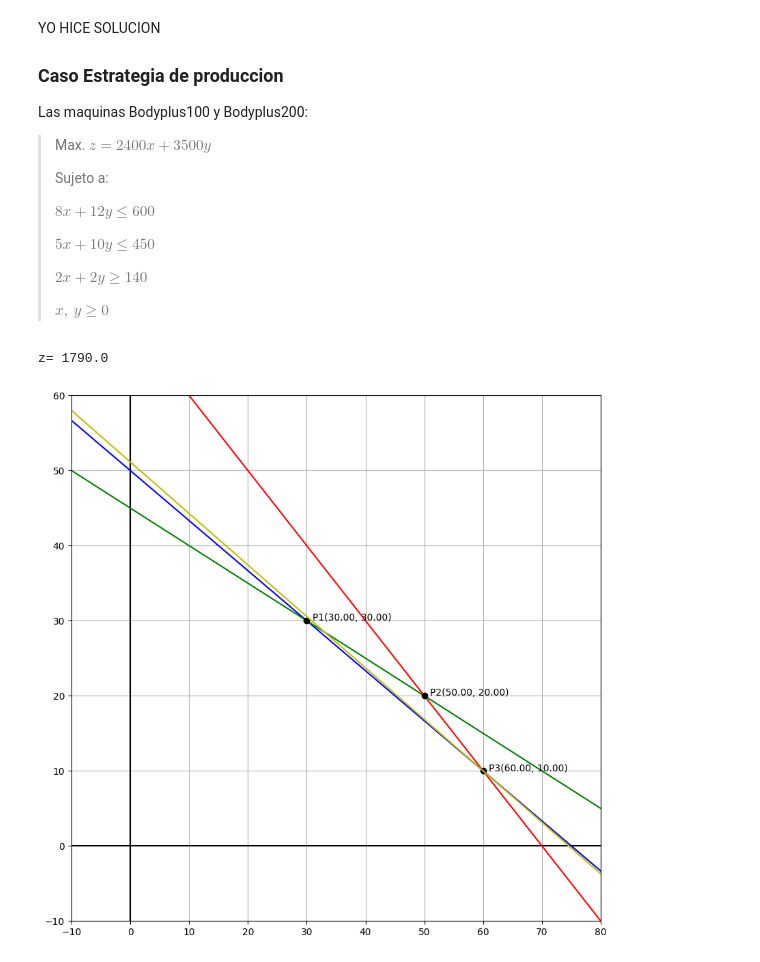
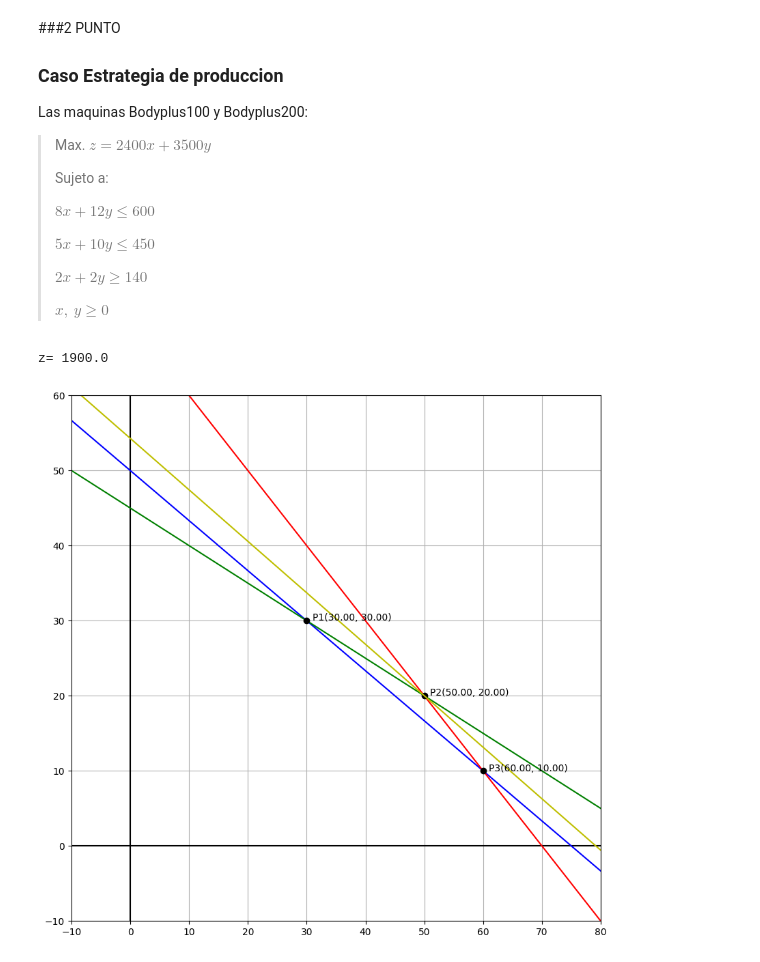
Before and after one commit to Miguelofo100/estrategia.produccion, a Jupyter notebook: METODO_GRAFICO.ipynb, the cells around one changed output. Saved outputs shown, nothing was run; the diff lists cells and outputs as text; code cells hidden in the pictures.

Commit message:
ya solucion

```diff
--- a/METODO_GRAFICO.ipynb
+++ b/METODO_GRAFICO.ipynb
@@ -102,6 +3,5 @@ z= 118.13793103448276
 # %% [markdown]
-YO HICE SOLUCION
-
+###2 PUNTO
 ### Caso Estrategia de produccion
 Las maquinas Bodyplus100 y Bodyplus200:
 
@@ -155,51 +55,33 @@ ax.plot(x, y1, color="b")
 y2 = (450 - 5*x)/10
 ax.plot(x, y2, color="g")
 
 y3 = (140 - 2*x)/2
 ax.plot(x, y3, color="r")
 
-#y4 = (3 - x)/-4
-#ax.plot(x, y4, color="c")
-
-#y5 = (10 - x)/1.5
-#ax.plot(x, y5, color="m")
-
 A1 = np.array([[5., 10], [8, 12]])
 b1 = np.array([450, 600])
 [x1, y1] = np.linalg.solve(A1, b1)
 ax.plot(x1, y1, "o", color="k")
 ax.text(x1 + 1, y1, "P1({:.2f}, {:.2f})".format(x1, y1))
 
 A2 = np.array([[5,  10], [2, 2]])
 b2 = np.array([450, 140])
 [x2, y2] = np.linalg.solve(A2, b2)
 ax.plot(x2, y2, "o", color="k")
 ax.text(x2 + 1, y2, "P2({:.2f}, {:.2f})".format(x2, y2))
 
 A3 = np.array([[2, 2], [8, 12]])
 b3 = np.array([140, 600])
 [x3, y3] = np.linalg.solve(A3, b3)
 ax.plot(x3, y3, "o", color="k")
 ax.text(x3 + 1, y3, "P3({:.2f}, {:.2f})".format(x3, y3))
 
-#A4 = np.array([[1, 1.5], [1, -4]])
-#b4 = np.array([10, 3])
-#[x4, y4] = np.linalg.solve(A4, b4)
-#ax.plot(x4, y4, "o", color="k")
-#ax.text(x4 + 1, y4, "P4({:.2f}, {:.2f})".format(x4, y4))
-
-#A5 = np.array([[1, 1.5], [30, 8]])
-#b5 = np.array([10, 148])
-#[x5, y5] = np.linalg.solve(A5, b5)
-#ax.plot(x5, y5, "o", color="k")
-#ax.text(x5 + 1, y5, "P5({:.2f}, {:.2f})".format(x5, y5))
-
-z = 24*x3 + 35*y3
+z = 24*x2 + 35*y2
 print("z=", z)
 y_z = (z - 24*x)/35
 ax.plot(x, y_z, color="y")
 
 plt.show()
 # %% [output]
-z= 1790.0
+z= 1900.0
-[figure, old version]
+[figure, new version]
```
Also changed, not shown: parts of 11 cells of this notebook.
